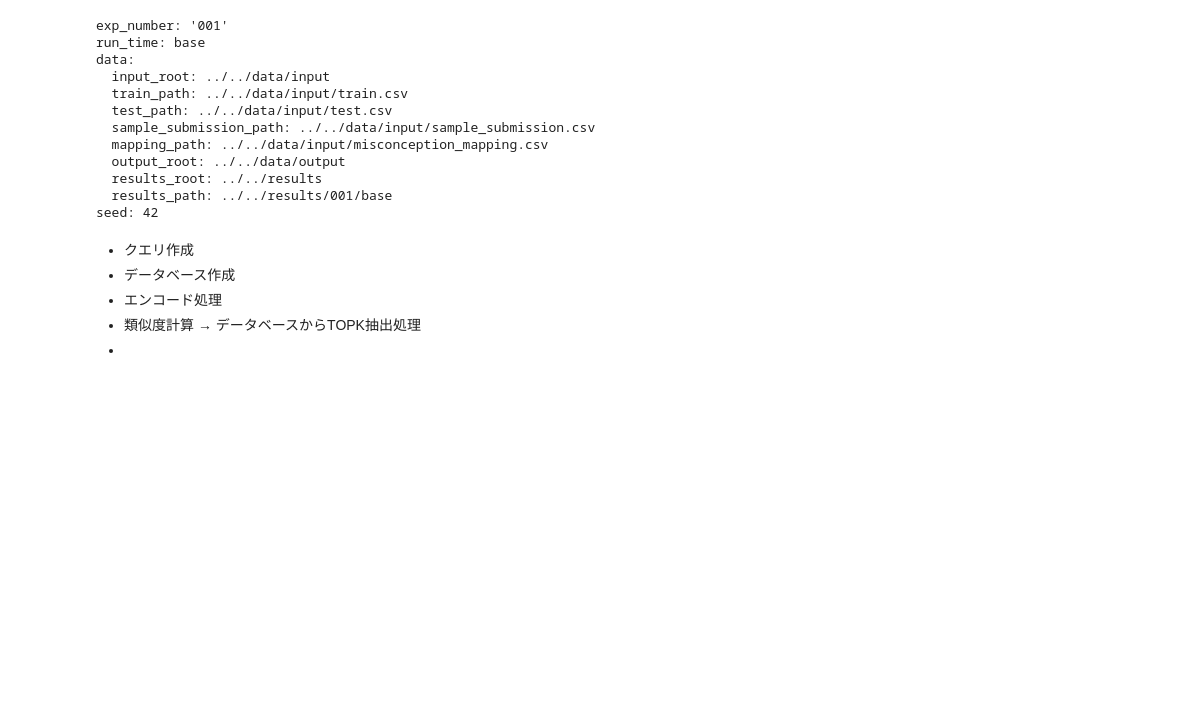
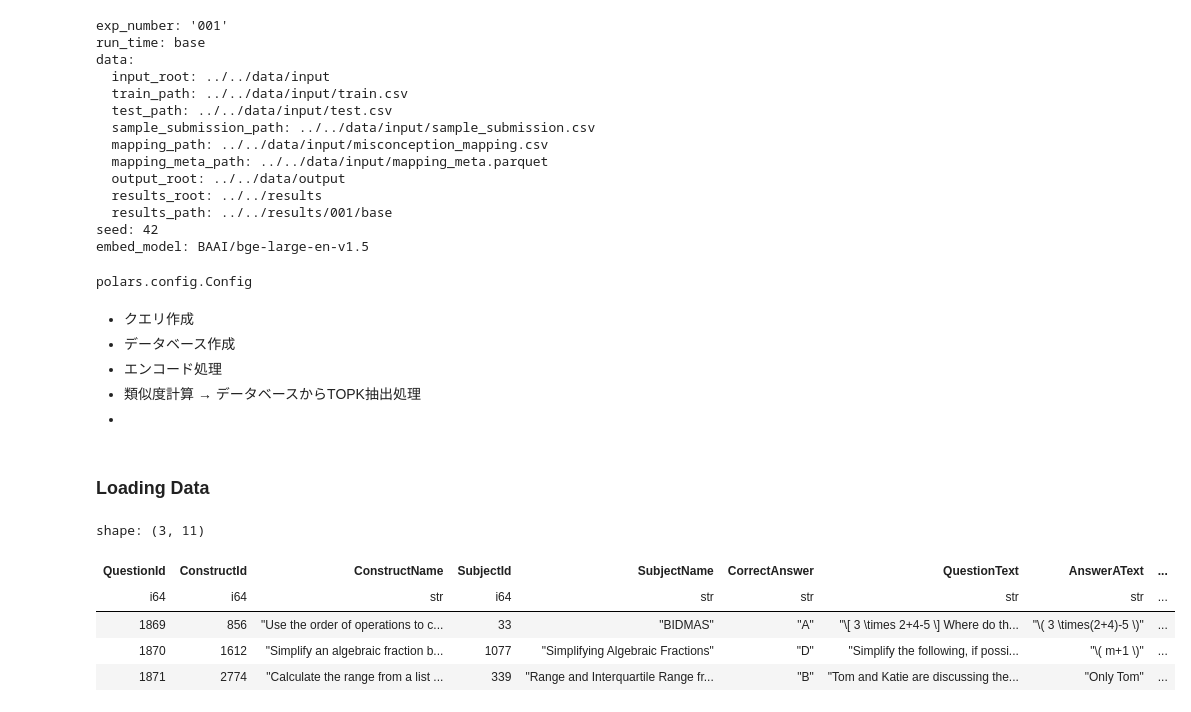
Before and after one commit to marumarukun/kaggle_eedi, a Jupyter notebook: exp/001/run.ipynb, the cells around one changed output. Saved outputs shown, nothing was run; the diff lists cells and outputs as text; code cells hidden in the pictures; blank space fills up the shorter version.

```diff
--- a/exp/001/run.ipynb
+++ b/exp/001/run.ipynb
@@ -11,8 +11,8 @@ import polars as pl
 import pytz
 import seaborn as sns
 from omegaconf import OmegaConf
-from sklearn.model_selection import StratifiedKFold
-from sklearn.preprocessing import LabelEncoder
+from sentence_transformers import SentenceTransformer, util
+from sklearn.metrics.pairwise import cosine_similarity
 
 from src.config import cfg
 from src.dir import create_dir
@@ -22,6 +22,8 @@ cfg.exp_number = Path().resolve().name
 print(OmegaConf.to_yaml(cfg, resolve=True))
 
 seed_everything(cfg.seed)
+
+pl.Config.set_fmt_str_lengths(100000)
 # %% [output]
 exp_number: '001'
 run_time: base
@@ -31,13 +33,18 @@ data:
   test_path: ../../data/input/test.csv
   sample_submission_path: ../../data/input/sample_submission.csv
   mapping_path: ../../data/input/misconception_mapping.csv
+  mapping_meta_path: ../../data/input/mapping_meta.parquet
   output_root: ../../data/output
   results_root: ../../results
   results_path: ../../results/001/base
 seed: 42
+embed_model: BAAI/bge-large-en-v1.5
+polars.config.Config
 # %% [markdown]
 - クエリ作成
 - データベース作成
 - エンコード処理
 - 類似度計算 → データベースからTOPK抽出処理
 -
+# %% [markdown]
+### Loading Data
@@ -43,0 +58,9 @@ seed: 42
+# %%
+test_df
+# %% [output]
+shape: (3, 11)
+| QuestionId | ConstructId | ConstructName | SubjectId | SubjectName | CorrectAnswer | QuestionText | AnswerAText | ... |
+| i64 | i64 | str | i64 | str | str | str | str | ... |
+| 1869 | 856 | "Use the order of operations to c... | 33 | "BIDMAS" | "A" | "\[ 3 \times 2+4-5 \] Where do th... | "\( 3 \times(2+4)-5 \)" | ... |
+| 1870 | 1612 | "Simplify an algebraic fraction b... | 1077 | "Simplifying Algebraic Fractions" | "D" | "Simplify the following, if possi... | "\( m+1 \)" | ... |
+| 1871 | 2774 | "Calculate the range from a list ... | 339 | "Range and Interquartile Range fr... | "B" | "Tom and Katie are discussing the... | "Only Tom" | ... |
```
Also changed, not shown: parts of 15 cells of this notebook, 1 other file.
